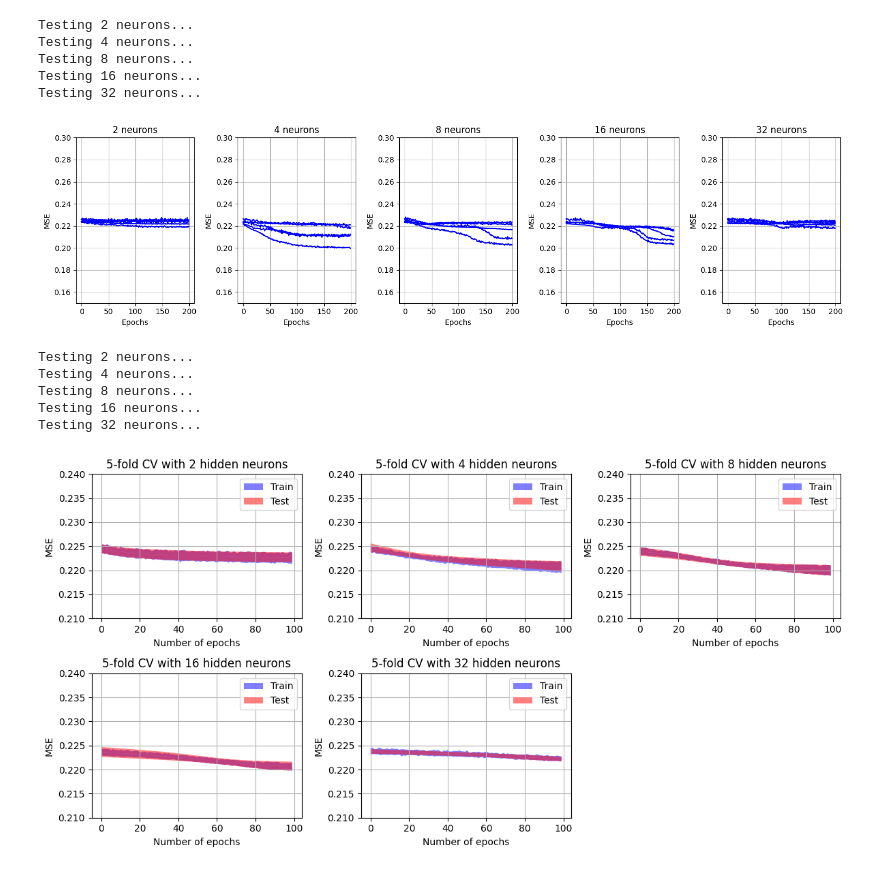
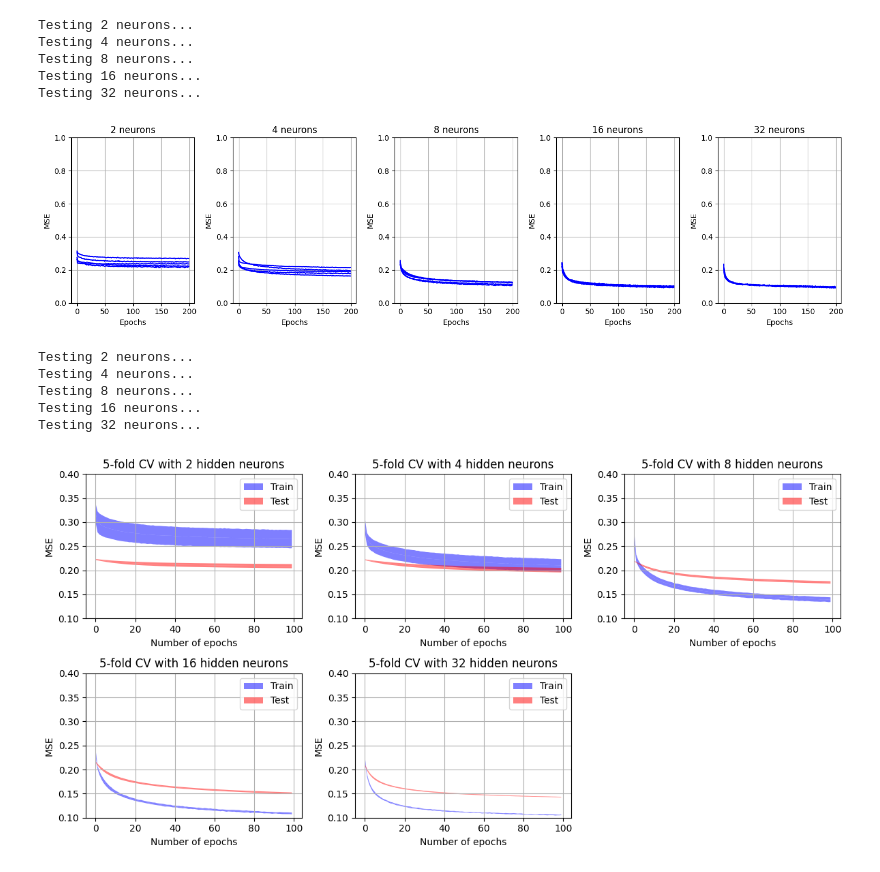
Before and after one commit to bastienvty/mse_machle, a Jupyter notebook: pw10/9_model_selection.ipynb, the cells around one changed output. Saved outputs shown, nothing was run; the diff lists cells and outputs as text; code cells hidden in the pictures.

Commit message:
pw10: change softmax to tanh exo5

```diff
--- a/pw10/9_model_selection.ipynb
+++ b/pw10/9_model_selection.ipynb
@@ -299,7 +301,7 @@ MSE = np.zeros((len(N_NEURONS), N_INITS, EPOCHS))
 
 for i_h, h in enumerate(N_NEURONS):                                     # looping over the number of hidden neurons
     print('Testing', h, 'neurons...')
-    nn = mlp.MLP_N_output_classes([n_features,h,n_classes], 'softmax')
+    nn = mlp.MLP_N_output_classes([n_features,h,n_classes], 'tanh')
     for i in np.arange(N_INITS):                                        # looping over the initializations
         nn.init_weights()
 
@@ -316,18 +318,18 @@ Testing 32 neurons...
 # %%
 pl.figure(figsize=(15,4))
 p_count = 0
 for n in np.arange(MSE.shape[0]):
     pl.subplot(1, MSE.shape[0], n+1)
     for i in np.arange(MSE.shape[1]):
         pl.plot(MSE[n,i,:], c='b')
-    pl.ylim(0.15,0.3)
+    pl.ylim(0,1)
     pl.xlabel('Epochs')
     pl.ylabel('MSE')
     pl.title(str(N_NEURONS[n]) + ' neurons')
     pl.grid()
 pl.tight_layout()
 # %% [output]
-[figure, old version]
+[figure, new version]
 # %%
 EPOCHS = 100
 K = 5
@@ -375,8 +377,8 @@ for i_n, n in enumerate(N_NEURONS):
     pl.fill_between(np.arange(EPOCHS), MSE_train_mean[i_n,:], MSE_train_mean[i_n,:]-MSE_train_sd[i_n,:], facecolor='blue', alpha=0.5)
     pl.fill_between(np.arange(EPOCHS), MSE_test_mean[i_n,:], MSE_test_mean[i_n,:]+MSE_test_sd[i_n,:], facecolor='red', alpha=0.5, label='Test')
     pl.fill_between(np.arange(EPOCHS), MSE_test_mean[i_n,:], MSE_test_mean[i_n,:]-MSE_test_sd[i_n,:], facecolor='red', alpha=0.5)
-    pl.ylim(0.21,0.24)
-    #pl.ylim(0.95*v_min,0.5*v_max) # don't know why this doesn't display the good range
+    pl.ylim(0.1,0.4)
+    #pl.ylim(0.5*v_min,0.5*v_max) # don't know why this doesn't display the good range
     pl.ylabel('MSE')
     pl.xlabel('Number of epochs')
     pl.title(str(K)+'-fold CV with '+str(n)+' hidden neurons')
@@ -384,7 +386,7 @@ for i_n, n in enumerate(N_NEURONS):
     pl.grid()
 pl.tight_layout()
 # %% [output]
-[figure, old version]
+[figure, new version]
 # %%
 pl.figure(figsize=(15,8))
 pl.subplot(2,1,1)
```
Also changed, not shown: parts of 10 cells of this notebook.
